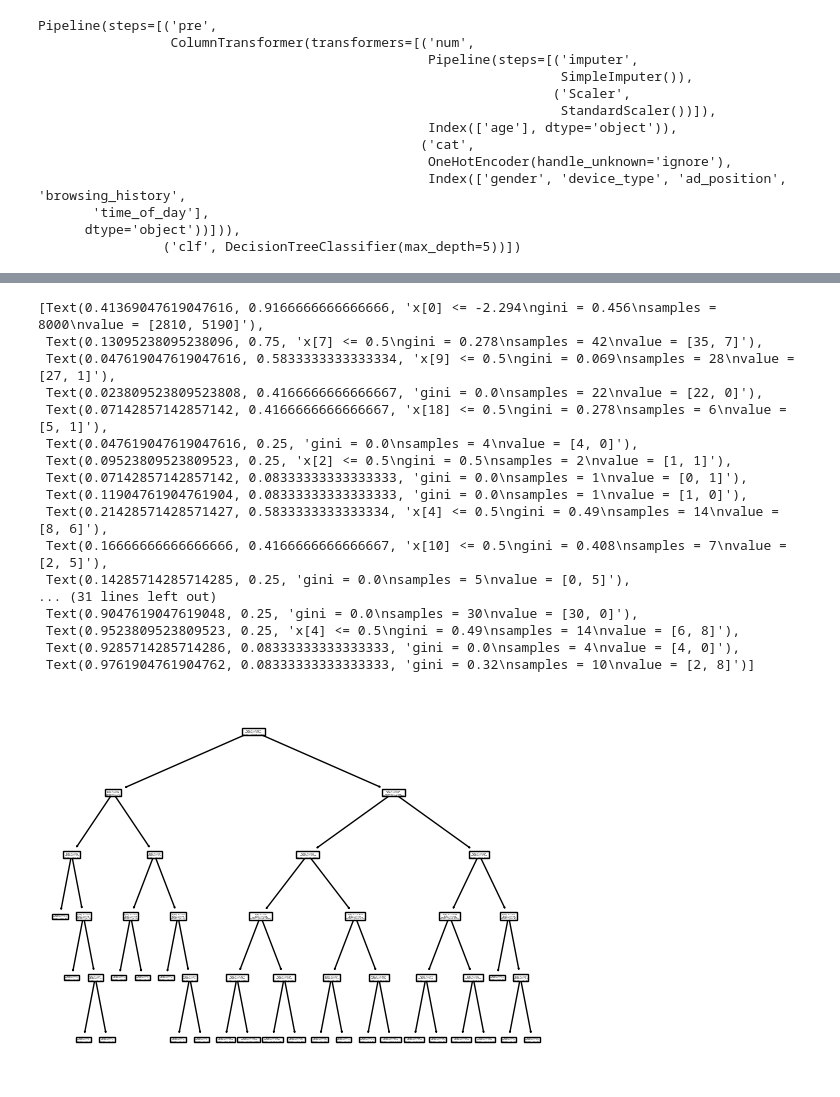
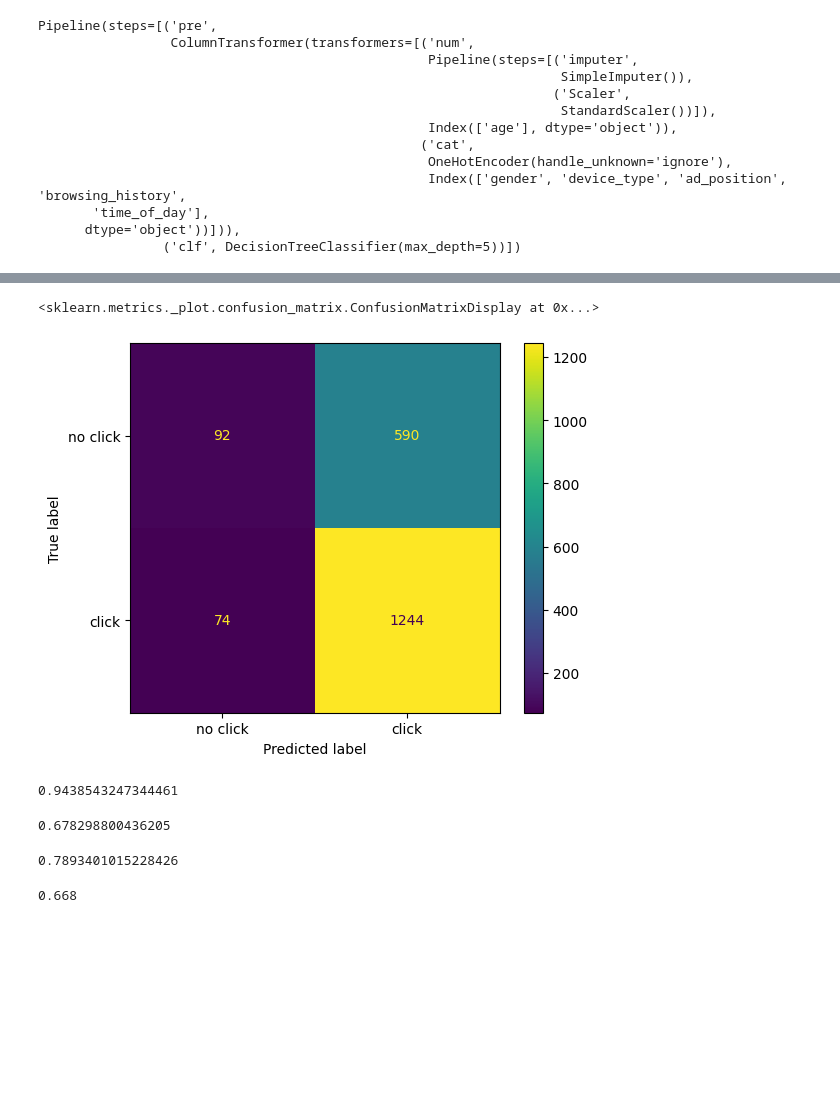
Before and after one commit to WilliamPoe/CSCI-290, a Jupyter notebook: notebooks/Decision_tree.ipynb, the cells around one changed output, grey strips where cells are left out. Drawn from its saved outputs; the diff is of its cells as text; code cells hidden in the pictures; blank space fills up the shorter version.

```diff
--- a/notebooks/Decision_tree.ipynb
+++ b/notebooks/Decision_tree.ipynb
@@ -78,21 +79,21 @@ array([[  24,  666],
-# %%
-plot_tree( pipeline.named_steps['clf'])
-# %% [output]
-[Text(0.41369047619047616, 0.9166666666666666, 'x[0] <= -2.294\ngini = 0.456\nsamples = 8000\nvalue = [2810, 5190]'),
- Text(0.13095238095238096, 0.75, 'x[7] <= 0.5\ngini = 0.278\nsamples = 42\nvalue = [35, 7]'),
- Text(0.047619047619047616, 0.5833333333333334, 'x[9] <= 0.5\ngini = 0.069\nsamples = 28\nvalue = [27, 1]'),
- Text(0.023809523809523808, 0.4166666666666667, 'gini = 0.0\nsamples = 22\nvalue = [22, 0]'),
- Text(0.07142857142857142, 0.4166666666666667, 'x[18] <= 0.5\ngini = 0.278\nsamples = 6\nvalue = [5, 1]'),
- Text(0.047619047619047616, 0.25, 'gini = 0.0\nsamples = 4\nvalue = [4, 0]'),
- Text(0.09523809523809523, 0.25, 'x[2] <= 0.5\ngini = 0.5\nsamples = 2\nvalue = [1, 1]'),
- Text(0.07142857142857142, 0.08333333333333333, 'gini = 0.0\nsamples = 1\nvalue = [0, 1]'),
- Text(0.11904761904761904, 0.08333333333333333, 'gini = 0.0\nsamples = 1\nvalue = [1, 0]'),
- Text(0.21428571428571427, 0.5833333333333334, 'x[4] <= 0.5\ngini = 0.49\nsamples = 14\nvalue = [8, 6]'),
- Text(0.16666666666666666, 0.4166666666666667, 'x[10] <= 0.5\ngini = 0.408\nsamples = 7\nvalue = [2, 5]'),
- Text(0.14285714285714285, 0.25, 'gini = 0.0\nsamples = 5\nvalue = [0, 5]'),
-... (31 lines left out)
- Text(0.9047619047619048, 0.25, 'gini = 0.0\nsamples = 30\nvalue = [30, 0]'),
- Text(0.9523809523809523, 0.25, 'x[4] <= 0.5\ngini = 0.49\nsamples = 14\nvalue = [6, 8]'),
- Text(0.9285714285714286, 0.08333333333333333, 'gini = 0.0\nsamples = 4\nvalue = [4, 0]'),
- Text(0.9761904761904762, 0.08333333333333333, 'gini = 0.32\nsamples = 10\nvalue = [2, 8]')]
-[figure, removed]
+# %%
+ConfusionMatrixDisplay(cm, display_labels=["no click", "click"]).plot()
+# %% [output]
+<sklearn.metrics._plot.confusion_matrix.ConfusionMatrixDisplay at 0x...>
+[figure, added]
+# %%
+metrics.recall_score(y_test, predictions)
+# %% [output]
+0.9438543247344461
+# %%
+metrics.precision_score(y_test, predictions)
+# %% [output]
+0.678298800436205
+# %%
+metrics.f1_score(y_test, predictions)
+# %% [output]
+0.7893401015228426
+# %%
+metrics.accuracy_score(y_test, predictions)
+# %% [output]
+0.668
```
Also changed, not shown: parts of 3 cells of this notebook.
